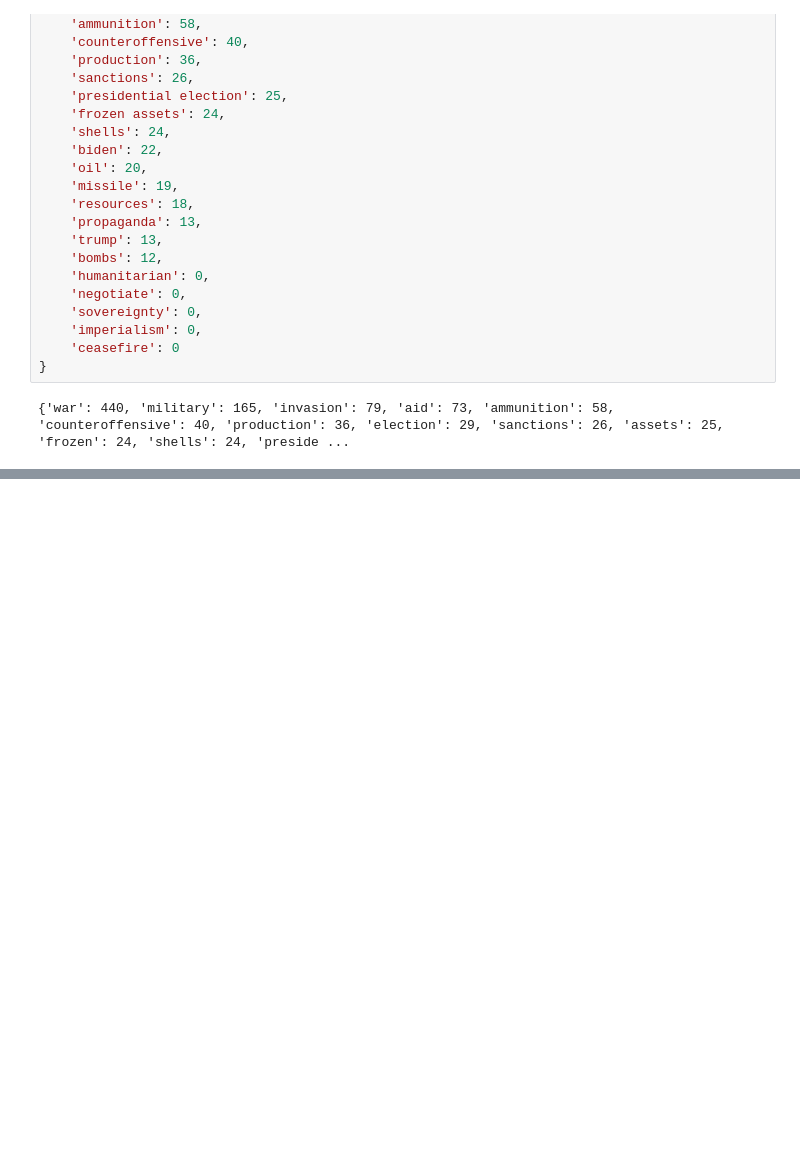
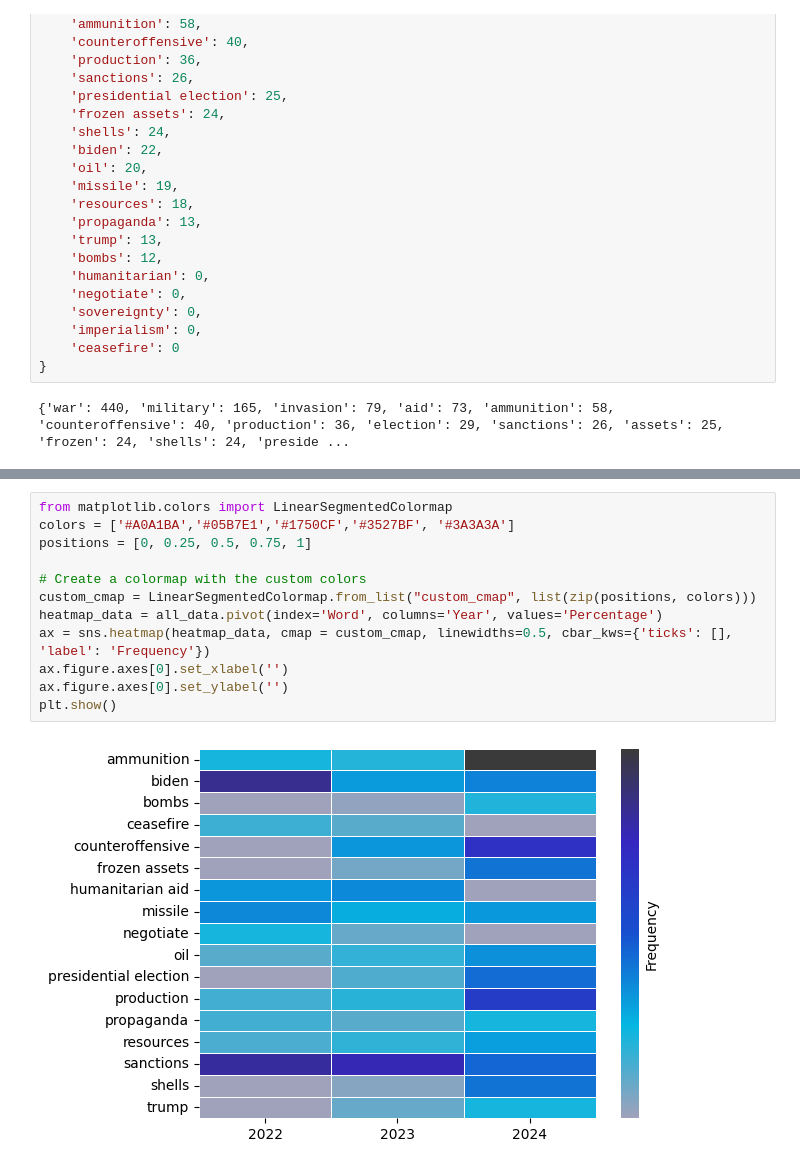
Before and after one commit to jyin1003/financial-portfolio-analysis, a Jupyter notebook: sentiment_analysis/word_freq_analysis.ipynb, the cells around one changed output, grey strips where cells are left out. Drawn from its saved outputs; the diff is of its cells as text; blank space fills up the shorter version.

```diff
--- a/sentiment_analysis/word_freq_analysis.ipynb
+++ b/sentiment_analysis/word_freq_analysis.ipynb
@@ -1592,0 +1604,14 @@ plt.show()
+# %%
+from matplotlib.colors import LinearSegmentedColormap
+colors = ['#A0A1BA','#05B7E1','#1750CF','#3527BF', '#3A3A3A']
+positions = [0, 0.25, 0.5, 0.75, 1]
+
+# Create a colormap with the custom colors
+custom_cmap = LinearSegmentedColormap.from_list("custom_cmap", list(zip(positions, colors)))
+heatmap_data = all_data.pivot(index='Word', columns='Year', values='Percentage')
+ax = sns.heatmap(heatmap_data, cmap = custom_cmap, linewidths=0.5, cbar_kws={'ticks': [], 'label': 'Frequency'})
+ax.figure.axes[0].set_xlabel('')
+ax.figure.axes[0].set_ylabel('')
+plt.show()
+# %% [output]
+[figure, added]
```
Also changed, not shown: parts of 6 cells of this notebook, 29 other files.
